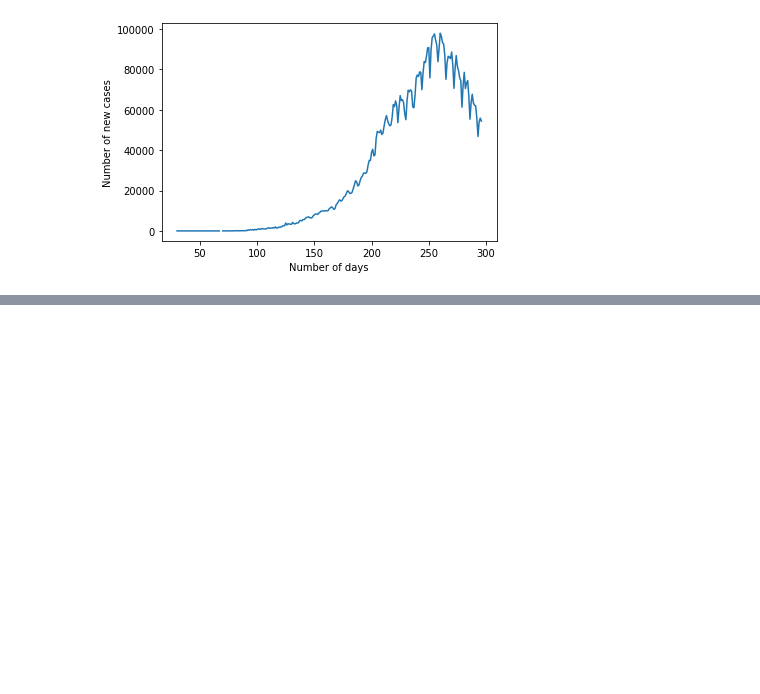
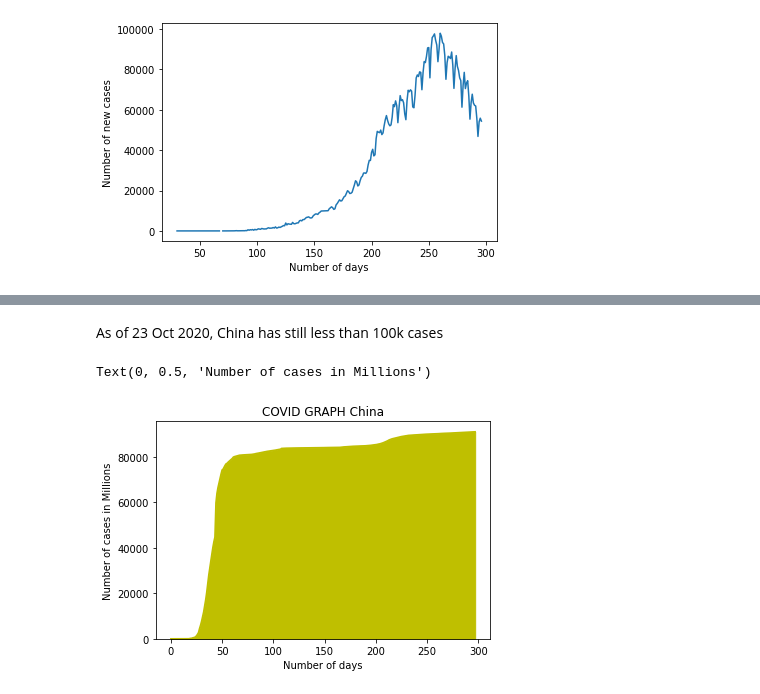
Before and after one commit to ManavKaul/COVID-Analysis, a Jupyter notebook: COVID.ipynb, the cells around one changed output, grey strips where cells are left out. Saved outputs shown, nothing was run; the diff lists cells and outputs as text; code cells hidden in the pictures; blank space fills up the shorter version.

```diff
--- a/COVID.ipynb
+++ b/COVID.ipynb
@@ -93,0 +131,9 @@ Text(0, 0.5, 'Number of new cases')
+# %% [markdown]
+As of 23 Oct 2020, China has still less than 100k cases
+# %%
+df['China'].plot(kind = 'area', title = 'COVID GRAPH China', color='y')
+plt.xlabel('Number of days')
+plt.ylabel('Number of cases in Millions')
+# %% [output]
+Text(0, 0.5, 'Number of cases in Millions')
+[figure, added]
```
Also changed, not shown: parts of 12 cells of this notebook.
